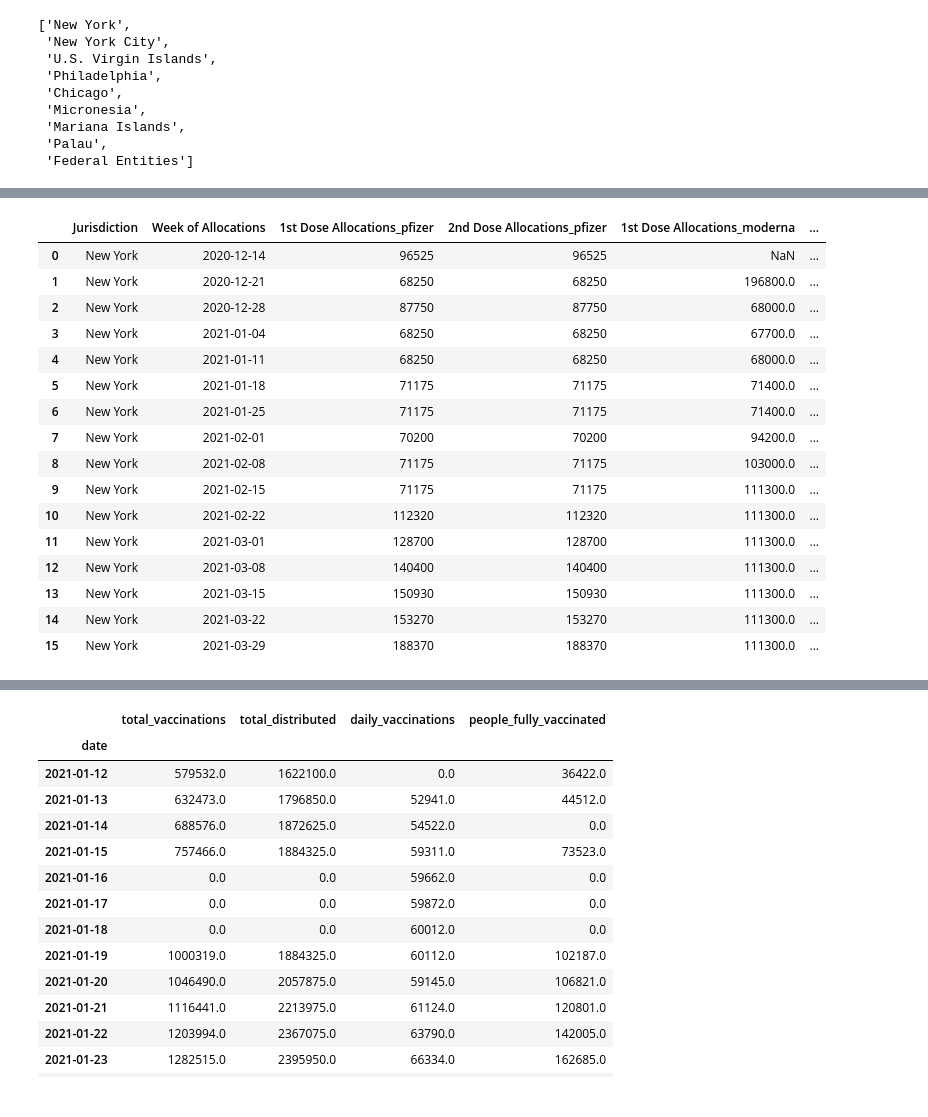
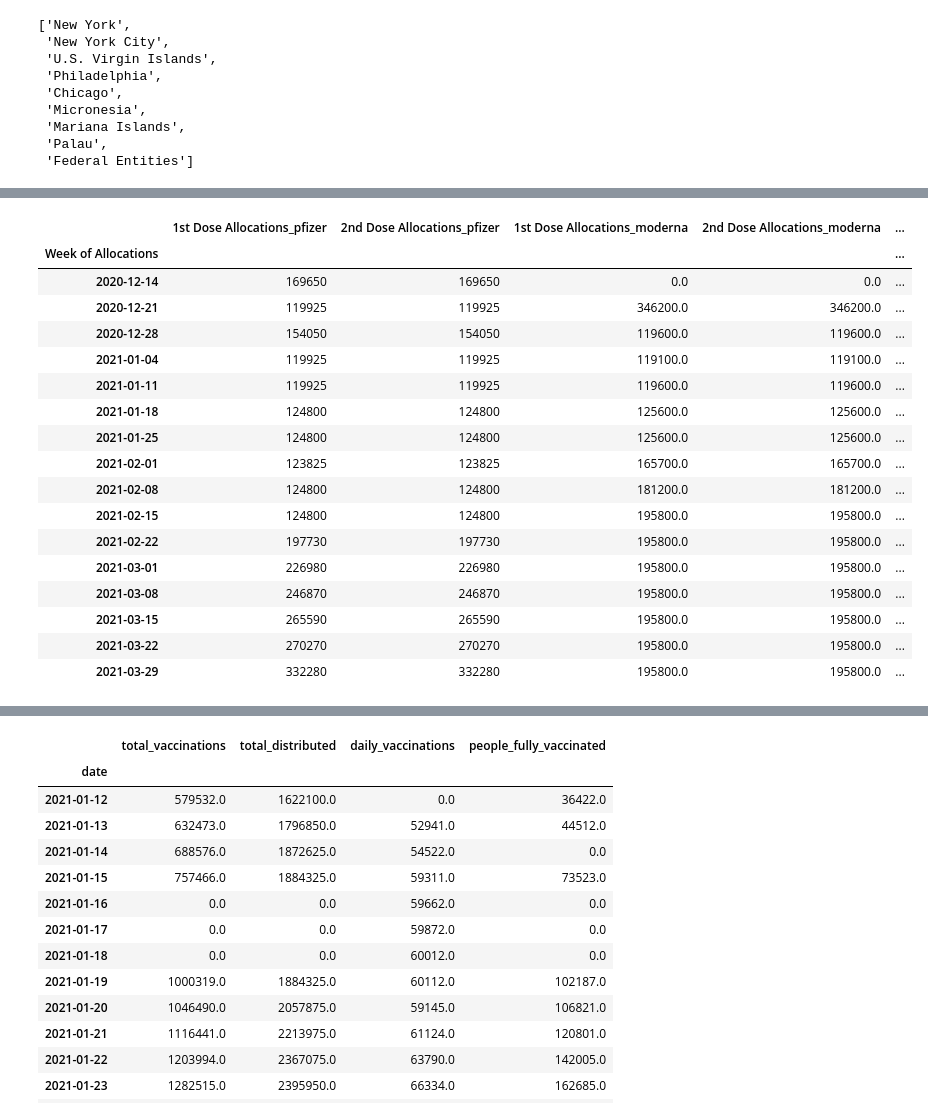
Before and after one commit to curtishiga/covid19_vaccinations, a Jupyter notebook: Untitled.ipynb, the cells around one changed output, grey strips where cells are left out. Saved outputs shown, nothing was run; the diff lists cells and outputs as text; code cells hidden in the pictures.

Commit message:
Investigated New York data between data sets

```diff
--- a/Untitled.ipynb
+++ b/Untitled.ipynb
@@ -360,0 +352,4 @@ not_in_indiv
+# %%
+ny_moderna = moderna[(moderna['Jurisdiction'] == 'New York') |
+                    (moderna['Jurisdiction'] == 'New York City')].sort_values(['Week of Allocations'])
+ny_moderna.head()
@@ -360,0 +363,4 @@ not_in_indiv
+# %%
+ny_jj = jj[(jj['Jurisdiction'] == 'New York') |
+          (jj['Jurisdiction'] == "New York City")].sort_values(['Week of Allocations'])
+ny_jj.head()
@@ -361,36 +374,41 @@ not_in_indiv
 # %%
 # Join NY Pfizer, Moderna, and JJ
-ny_joined = ny_pfizer.merge(ny_moderna,
-                            how = 'outer',
-                            left_on = ['Jurisdiction', 'Week of Allocations'],
-                            right_on = ['Jurisdiction', 'Week of Allocations'],
-                            suffixes = ['_pfizer', '_moderna']).merge(ny_jj,
-                                                                      how = 'outer',
-                                                                      left_on = ['Jurisdiction', 'Week of Allocations'],
-                                                                      right_on = ['Jurisdiction', 'Week of Allocations'],
-                                                                      suffixes = ['_jj'])
+pfizer_moderna = ny_pfizer.merge(ny_moderna,
+                                 how = 'outer',
+                                 left_on = ['Jurisdiction', 'Week of Allocations'],
+                                 right_on = ['Jurisdiction', 'Week of Allocations'],
+                                 suffixes = ['_pfizer', '_moderna'])
+
+individual_joined = pfizer_moderna.merge(ny_jj,
+                                         how = 'outer',
+                                         left_on = ['Jurisdiction', 'Week of Allocations'],
+                                         right_on = ['Jurisdiction', 'Week of Allocations'],
+                                         suffixes = ['', '_jj'])
-# %%
-ny_joined
-# %% [output]
-|  | Jurisdiction | Week of Allocations | 1st Dose Allocations_pfizer | 2nd Dose Allocations_pfizer | 1st Dose Allocations_moderna | ... |
-| 0 | New York | 2020-12-14 | 96525 | 96525 | NaN | ... |
-| 1 | New York | 2020-12-21 | 68250 | 68250 | 196800.0 | ... |
-| 2 | New York | 2020-12-28 | 87750 | 87750 | 68000.0 | ... |
-| 3 | New York | 2021-01-04 | 68250 | 68250 | 67700.0 | ... |
-| 4 | New York | 2021-01-11 | 68250 | 68250 | 68000.0 | ... |
-| 5 | New York | 2021-01-18 | 71175 | 71175 | 71400.0 | ... |
-| 6 | New York | 2021-01-25 | 71175 | 71175 | 71400.0 | ... |
-| 7 | New York | 2021-02-01 | 70200 | 70200 | 94200.0 | ... |
-| 8 | New York | 2021-02-08 | 71175 | 71175 | 103000.0 | ... |
-| 9 | New York | 2021-02-15 | 71175 | 71175 | 111300.0 | ... |
-| 10 | New York | 2021-02-22 | 112320 | 112320 | 111300.0 | ... |
-| 11 | New York | 2021-03-01 | 128700 | 128700 | 111300.0 | ... |
-| 12 | New York | 2021-03-08 | 140400 | 140400 | 111300.0 | ... |
-| 13 | New York | 2021-03-15 | 150930 | 150930 | 111300.0 | ... |
-| 14 | New York | 2021-03-22 | 153270 | 153270 | 111300.0 | ... |
-| 15 | New York | 2021-03-29 | 188370 | 188370 | 111300.0 | ... |
 # %%
-# Fill NaN with 0
-ny_joined.fillna(0, inplace = True)
+# Fill NaN values with 0
+individual_joined.fillna(0, inplace = True)
+# %%
+# Consolidate New York and New York City numbers by Week of Allocation
+total_ny = individual_joined.groupby('Week of Allocations').sum()
+total_ny
+# %% [output]
+|  | 1st Dose Allocations_pfizer | 2nd Dose Allocations_pfizer | 1st Dose Allocations_moderna | 2nd Dose Allocations_moderna | ... |
+| Week of Allocations |  |  |  |  | ... |
+| 2020-12-14 | 169650 | 169650 | 0.0 | 0.0 | ... |
+| 2020-12-21 | 119925 | 119925 | 346200.0 | 346200.0 | ... |
+| 2020-12-28 | 154050 | 154050 | 119600.0 | 119600.0 | ... |
+| 2021-01-04 | 119925 | 119925 | 119100.0 | 119100.0 | ... |
+| 2021-01-11 | 119925 | 119925 | 119600.0 | 119600.0 | ... |
+| 2021-01-18 | 124800 | 124800 | 125600.0 | 125600.0 | ... |
+| 2021-01-25 | 124800 | 124800 | 125600.0 | 125600.0 | ... |
+| 2021-02-01 | 123825 | 123825 | 165700.0 | 165700.0 | ... |
+| 2021-02-08 | 124800 | 124800 | 181200.0 | 181200.0 | ... |
+| 2021-02-15 | 124800 | 124800 | 195800.0 | 195800.0 | ... |
+| 2021-02-22 | 197730 | 197730 | 195800.0 | 195800.0 | ... |
+| 2021-03-01 | 226980 | 226980 | 195800.0 | 195800.0 | ... |
+| 2021-03-08 | 246870 | 246870 | 195800.0 | 195800.0 | ... |
+| 2021-03-15 | 265590 | 265590 | 195800.0 | 195800.0 | ... |
+| 2021-03-22 | 270270 | 270270 | 195800.0 | 195800.0 | ... |
+| 2021-03-29 | 332280 | 332280 | 195800.0 | 195800.0 | ... |
 # %%
 # Add column of 1st dose allocations
```
Also changed, not shown: parts of 23 cells of this notebook.
